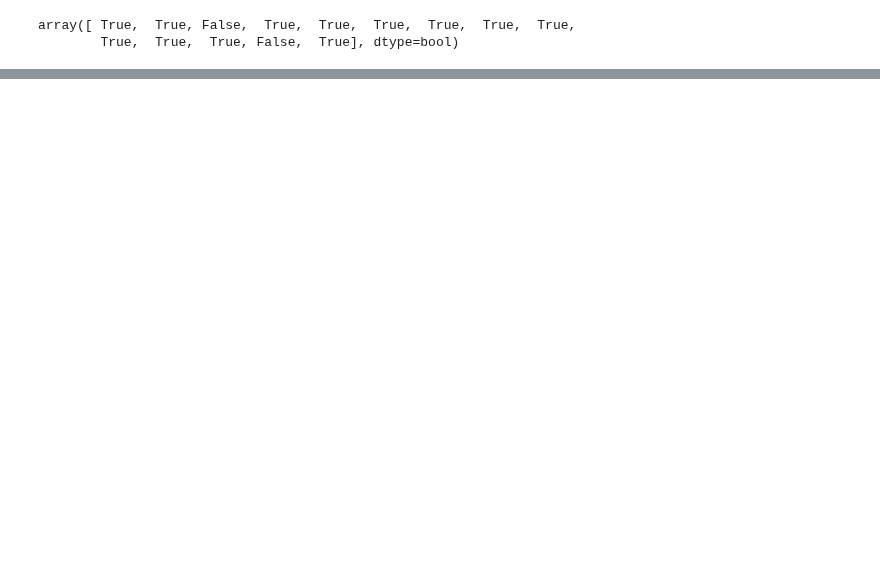
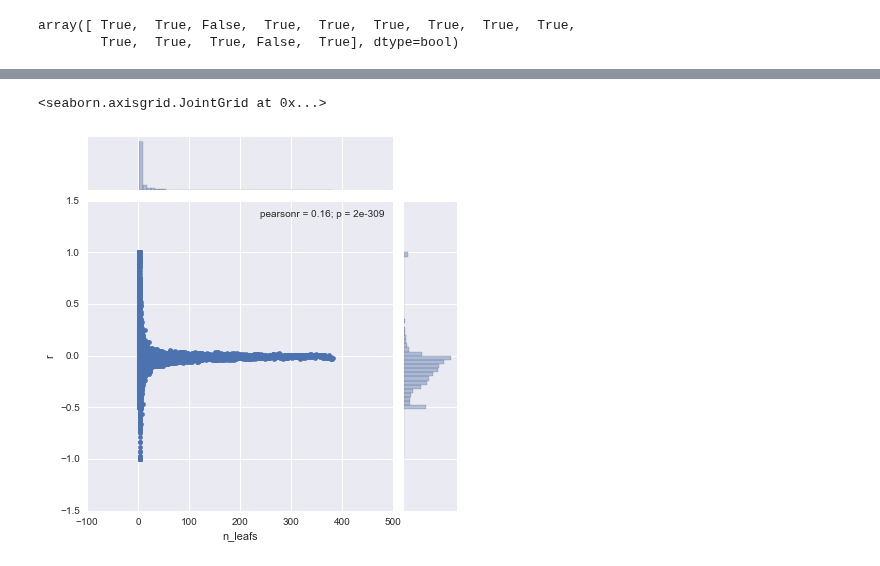
Before and after one commit to ryneches/SuchTree, a Jupyter notebook: example_2.ipynb, the cells around one changed output, grey strips where cells are left out. Drawn from its saved outputs; the diff is of its cells as text; code cells hidden in the pictures; blank space fills up the shorter version.

```diff
--- a/example_2.ipynb
+++ b/example_2.ipynb
@@ -130,0 +113,11 @@ pearson( result['TreeA'], result['TreeB'] )
+# %%
+import pyprind
+
+p = pyprind.ProgBar( len( list( SLT.TreeB.get_internal_nodes() ) ), monitor=True, title='sampling trees...' )
+
+correlations = []
+for n,node in enumerate( SLT.TreeB.get_internal_nodes() ) :
+    p.update()
+    SLT.subset( node )
+    if SLT.subset_n_links > 1000 : continue
+    correlations.append( (n,node,SLT.linked_distances() ) )
@@ -130,0 +133,8 @@ pearson( result['TreeA'], result['TreeB'] )
+# %%
+p = pyprind.ProgBar( len(correlations), monitor=True, title='sampling trees...' )
+
+table = {}
+for n,node,result in correlations :
+    p.update()
+    table[node] = { 'n_leafs' : len(SLT.TreeB.get_leafs(node)),
+                    'r' : pearson( result['TreeA'], result['TreeB'] ) }
@@ -130,0 +146,2 @@ pearson( result['TreeA'], result['TreeB'] )
+# %%
+C = pd.DataFrame( table ).T
@@ -130,0 +157,5 @@ pearson( result['TreeA'], result['TreeB'] )
+# %%
+seaborn.jointplot( 'n_leafs', 'r', data=C )
+# %% [output]
+<seaborn.axisgrid.JointGrid at 0x...>
+[figure, added]
```
Also changed, not shown: parts of 15 cells of this notebook, 1 other file.
